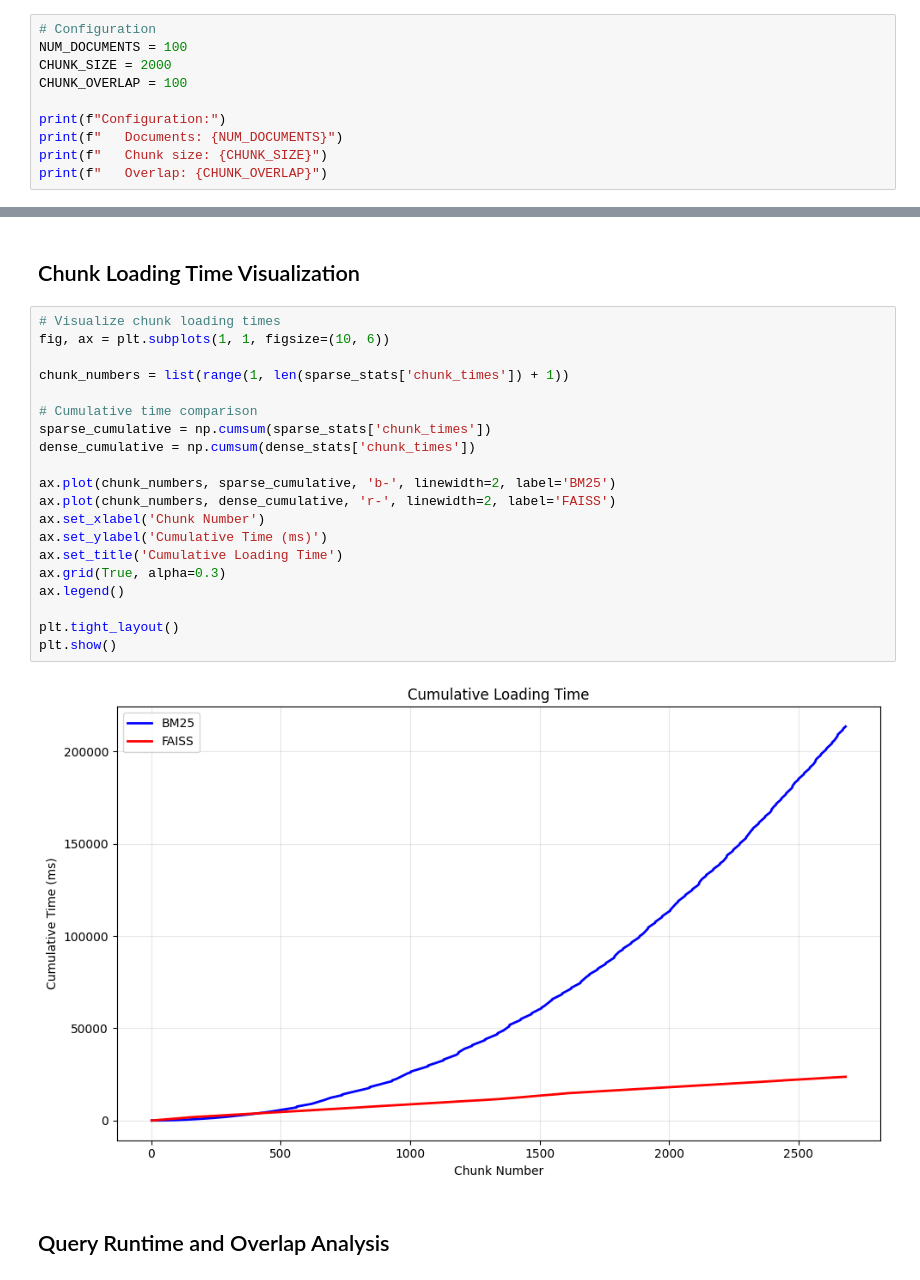
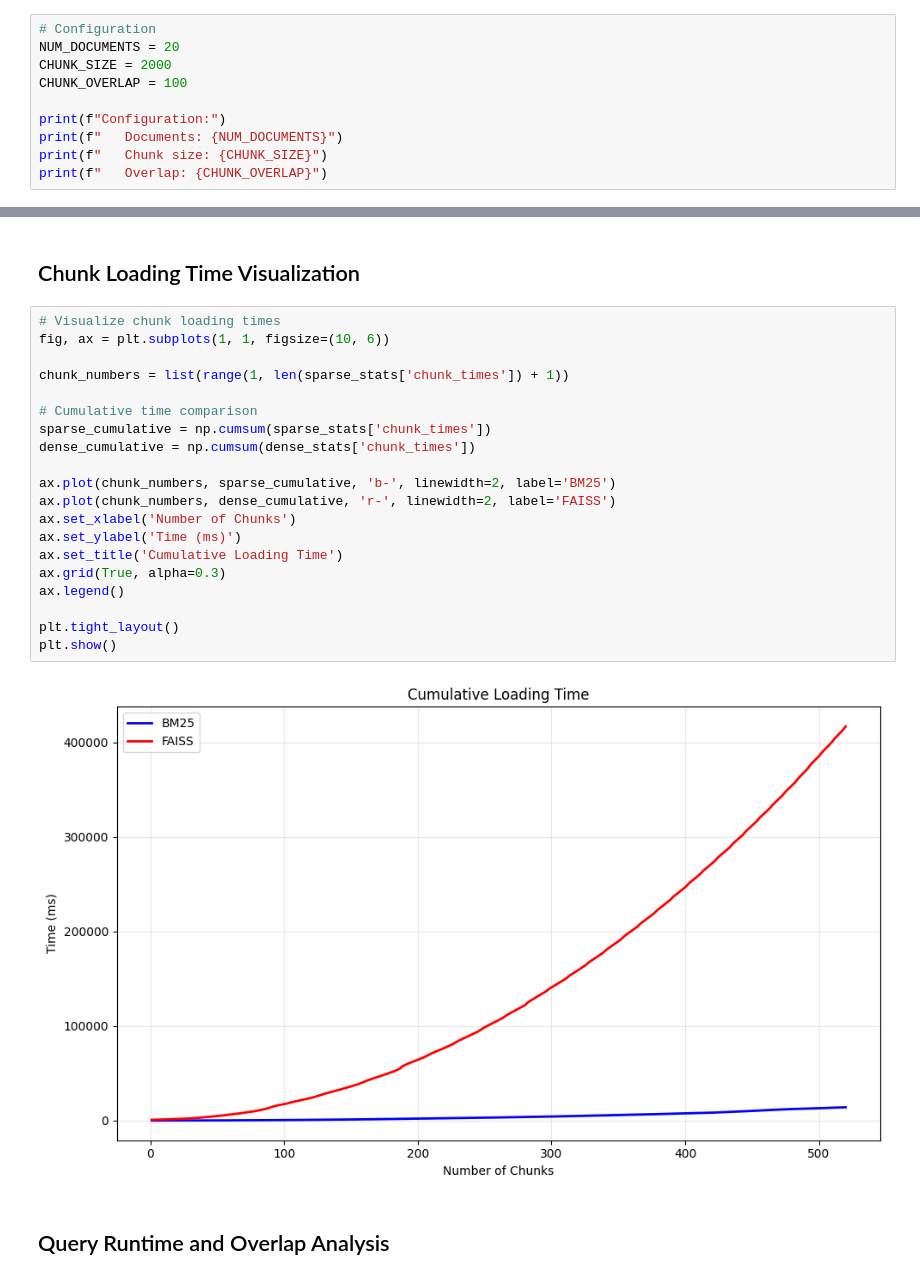
Before and after one commit to SiyuLilyQian/ScipyTutorial2025_RAG, a Jupyter notebook: Demo Notebooks/Retrieval_Demo.ipynb, the cells around one changed output, grey strips where cells are left out. Saved outputs shown, nothing was run; the diff lists cells and outputs as text.

```diff
--- a/Demo Notebooks/Retrieval_Demo.ipynb
+++ b/Demo Notebooks/Retrieval_Demo.ipynb
@@ -38,7 +38,7 @@ Drive already mounted at /content/drive; to attempt to forcibly remount, call dr
 ## Configuration and Data Loading
 # %%
 # Configuration
-NUM_DOCUMENTS = 100
+NUM_DOCUMENTS = 20
 CHUNK_SIZE = 2000
 CHUNK_OVERLAP = 100
 
@@ -151,25 +123,25 @@ Dense (FAISS) Analysis:
 # %%
 # Visualize chunk loading times
 fig, ax = plt.subplots(1, 1, figsize=(10, 6))
 
 chunk_numbers = list(range(1, len(sparse_stats['chunk_times']) + 1))
 
 # Cumulative time comparison
 sparse_cumulative = np.cumsum(sparse_stats['chunk_times'])
 dense_cumulative = np.cumsum(dense_stats['chunk_times'])
 
 ax.plot(chunk_numbers, sparse_cumulative, 'b-', linewidth=2, label='BM25')
 ax.plot(chunk_numbers, dense_cumulative, 'r-', linewidth=2, label='FAISS')
-ax.set_xlabel('Chunk Number')
-ax.set_ylabel('Cumulative Time (ms)')
+ax.set_xlabel('Number of Chunks')
+ax.set_ylabel('Time (ms)')
 ax.set_title('Cumulative Loading Time')
 ax.grid(True, alpha=0.3)
 ax.legend()
 
 plt.tight_layout()
 plt.show()
 # %% [output]
-[figure, old version]
+[figure, new version]
 # %% [markdown]
 ## Query Runtime and Overlap Analysis
 # %%
```
Also changed, not shown: parts of 7 cells of this notebook, 2 other files.
